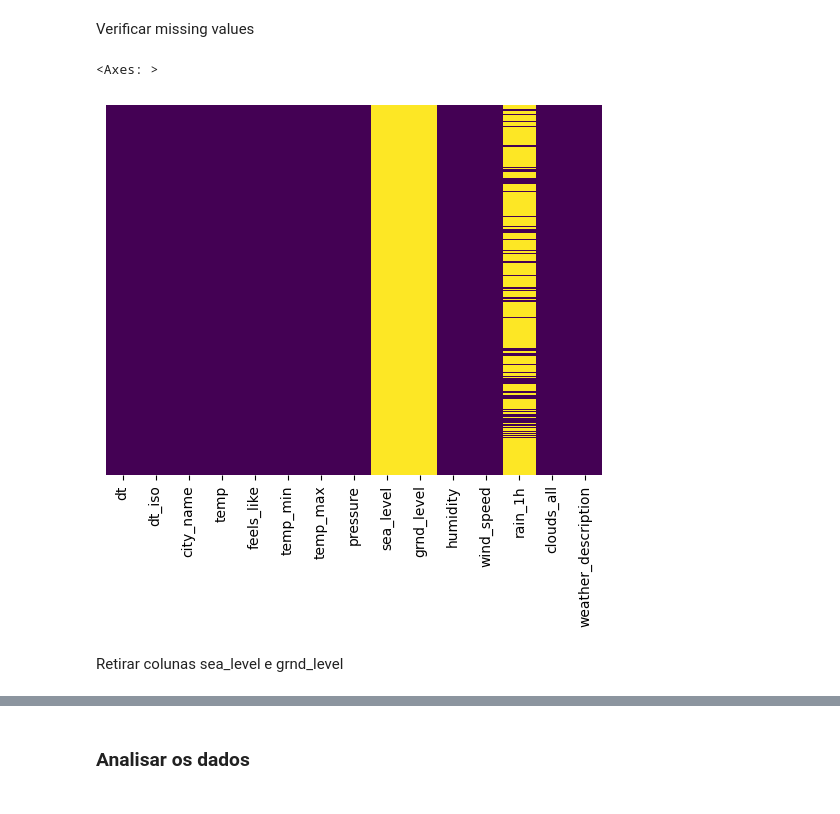
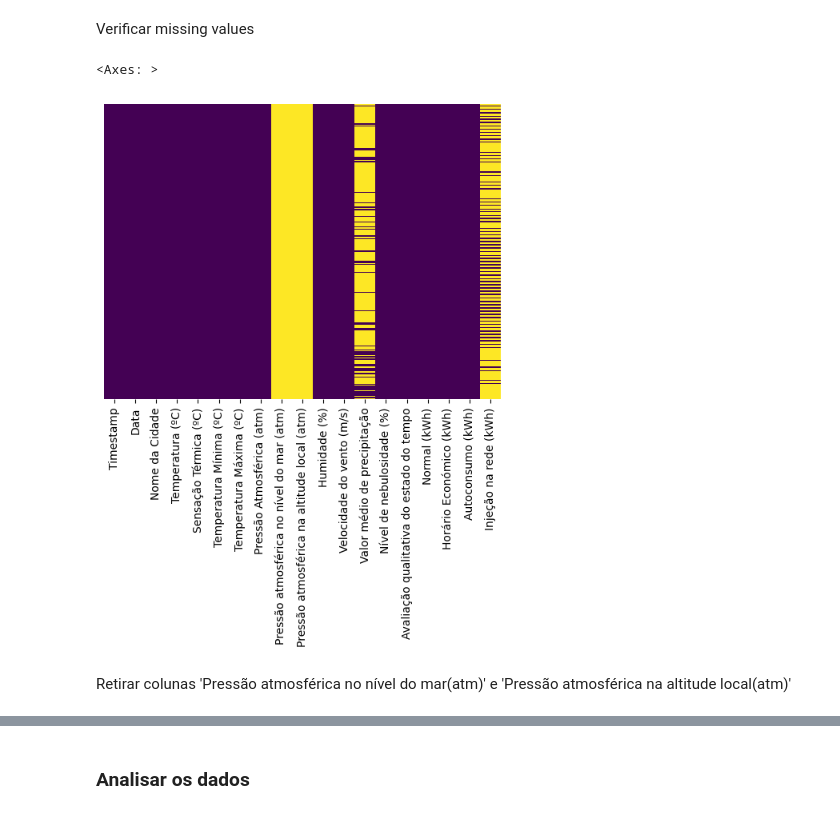
Before and after one commit to jpgoncalves13/DAA, a Jupyter notebook: DatasetCompeticao/dataset_competicao.ipynb, the cells around one changed output, grey strips where cells are left out. Drawn from its saved outputs; the diff is of its cells as text; code cells hidden in the pictures.

Commit message:
Merge dos dois datasets e tratamento de missing values

```diff
--- a/DatasetCompeticao/dataset_competicao.ipynb
+++ b/DatasetCompeticao/dataset_competicao.ipynb
@@ -150,3 +133,13 @@ Index(['dt', 'dt_iso', 'city_name', 'temp', 'feels_like', 'temp_min',
+# %%
+frames_energia = [energia2021, energia2022]
+frames_meteo = [meteo2021, meteo2022]
+
+frames = frames_energia + frames_meteo
+
+energia = pd.concat(frames_energia)
+meteo = pd.concat(frames_meteo)
+
+meteo.rename(columns={'dt': 'Timestamp','dt_iso':'Data', 'city_name':'Nome da Cidade', 'temp':'Temperatura (ºC)', 'feels_like': 'Sensação Térmica (ºC)', 'temp_min': 'Temperatura Mínima (ºC)', 'temp_max': 'Temperatura Máxima (ºC)', 'pressure': 'Pressão Atmosférica (atm)', 'sea_level': 'Pressão atmosférica no nível do mar (atm)', 'grnd_level': 'Pressão atmosférica na altitude local (atm)', 'humidity': 'Humidade (%)', 'wind_speed': 'Velocidade do vento (m/s)', 'rain_1h': 'Valor médio de precipitação', 'clouds_all': 'Nível de nebulosidade (%)', 'weather_description': 'Avaliação qualitativa do estado do tempo'}, inplace=True)
 # %% [markdown]
 Verificar o tamanho dos dados depois da concatenação, a presença de missing values e os tipos de dados
 # %%
@@ -199,7 +190,7 @@ Juntar num único dataset. Precisamos de agrupar os dados metereológicos às me
 Agrupar por Data e Hora.
 # %%
 # Está a dar erro no formato
-meteo['dt_iso'] = pd.to_datetime(meteo['dt_iso'], format='%Y-%m-%d %H:%M:%S +0000 UTC', errors='coerce') # 2021-09-01 00:00:00 +0000 UTC
-#meteo.drop(['dt'], axis=1, inplace=True)
-meteo.info()
+meteo['Data'] = pd.to_datetime(meteo['Data'], format='%Y-%m-%d %H:%M:%S +0000 UTC', errors='coerce') # 2021-09-01 00:00:00 +0000 UTC
+meteo.head()
+#meteo.info()
 # %% [output]
@@ -222,0 +203,5 @@ memory usage: 1.6+ MB
+# %%
+
+energia['Data'] = pd.to_datetime(energia.apply(lambda row: f"{row['Data']} {row['Hora']}", axis=1), format='%Y-%m-%d %H', errors='coerce')
+energia.drop('Hora', axis=1, inplace=True)
+energia.head()
@@ -222,0 +217,3 @@ memory usage: 1.6+ MB
+# %%
+data = pd.merge(meteo, energia, how = 'inner', on = 'Data')
+data.head()
@@ -225,10 +229,10 @@ memory usage: 1.6+ MB
 # %% [markdown]
 Verificar missing values
 # %%
-sns.heatmap(meteo.isnull(), yticklabels=False, cbar=False, cmap='viridis')
+sns.heatmap(data.isnull(), yticklabels=False, cbar=False, cmap='viridis')
 # %% [output]
 <Axes: >
-[figure, old version]
+[figure, new version]
-# %% [markdown]
-Retirar colunas sea_level e grnd_level
+# %% [markdown]
+Retirar colunas 'Pressão atmosférica no nível do mar(atm)' e 'Pressão atmosférica na altitude local(atm)'
 # %%
```
Also changed, not shown: parts of 14 cells of this notebook.
